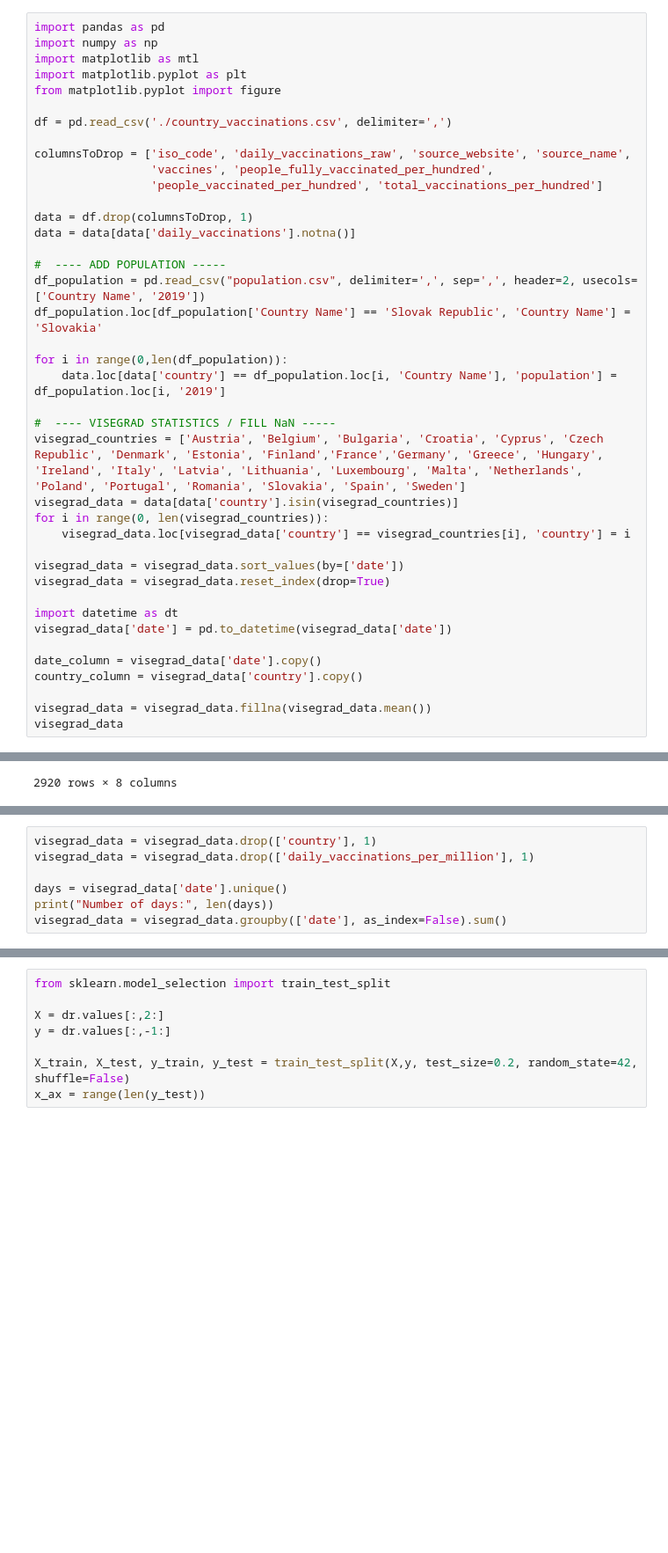
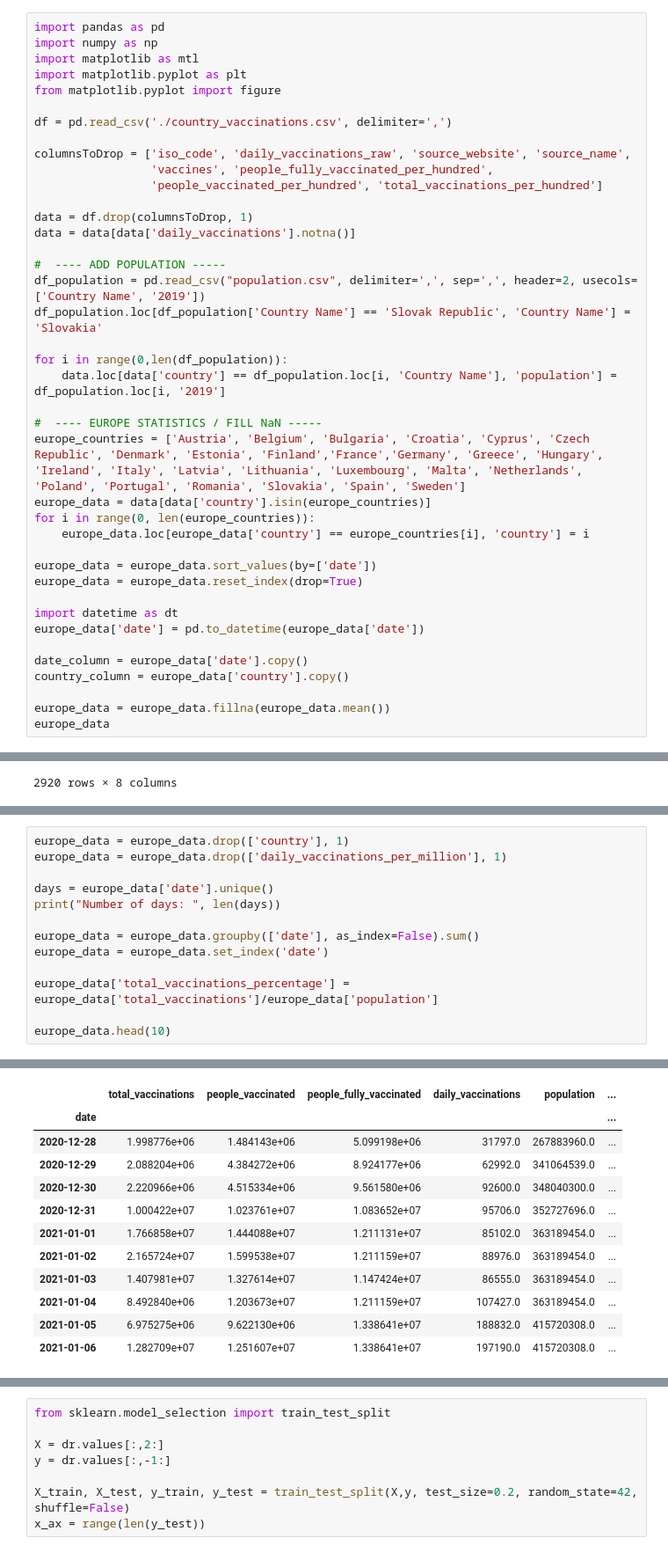
Before and after one commit to cinekpl97/knowledge-discovery-methods-vaccination-prediction, a Jupyter notebook: covid_vaccination.ipynb, the cells around one changed output, grey strips where cells are left out. Shown at 88% size. Drawn from its saved outputs; the diff is of its cells as text; blank space fills up the shorter version.

```diff
--- a/covid_vaccination.ipynb
+++ b/covid_vaccination.ipynb
@@ -25,23 +35,23 @@ df_population.loc[df_population['Country Name'] == 'Slovak Republic', 'Country N
 for i in range(0,len(df_population)):
     data.loc[data['country'] == df_population.loc[i, 'Country Name'], 'population'] = df_population.loc[i, '2019']
 
-#  ---- VISEGRAD STATISTICS / FILL NaN -----
-visegrad_countries = ['Austria', 'Belgium', 'Bulgaria', 'Croatia', 'Cyprus', 'Czech Republic', 'Denmark', 'Estonia', 'Finland','France','Germany', 'Greece', 'Hungary', 'Ireland', 'Italy', 'Latvia', 'Lithuania', 'Luxembourg', 'Malta', 'Netherlands', 'Poland', 'Portugal', 'Romania', 'Slovakia', 'Spain', 'Sweden']
-visegrad_data = data[data['country'].isin(visegrad_countries)]
-for i in range(0, len(visegrad_countries)):
-    visegrad_data.loc[visegrad_data['country'] == visegrad_countries[i], 'country'] = i
+#  ---- EUROPE STATISTICS / FILL NaN -----
+europe_countries = ['Austria', 'Belgium', 'Bulgaria', 'Croatia', 'Cyprus', 'Czech Republic', 'Denmark', 'Estonia', 'Finland','France','Germany', 'Greece', 'Hungary', 'Ireland', 'Italy', 'Latvia', 'Lithuania', 'Luxembourg', 'Malta', 'Netherlands', 'Poland', 'Portugal', 'Romania', 'Slovakia', 'Spain', 'Sweden']
+europe_data = data[data['country'].isin(europe_countries)]
+for i in range(0, len(europe_countries)):
+    europe_data.loc[europe_data['country'] == europe_countries[i], 'country'] = i
 
-visegrad_data = visegrad_data.sort_values(by=['date'])
-visegrad_data = visegrad_data.reset_index(drop=True)
+europe_data = europe_data.sort_values(by=['date'])
+europe_data = europe_data.reset_index(drop=True)
 
 import datetime as dt
-visegrad_data['date'] = pd.to_datetime(visegrad_data['date'])
+europe_data['date'] = pd.to_datetime(europe_data['date'])
 
-date_column = visegrad_data['date'].copy()
-country_column = visegrad_data['country'].copy()
+date_column = europe_data['date'].copy()
+country_column = europe_data['country'].copy()
 
-visegrad_data = visegrad_data.fillna(visegrad_data.mean())
-visegrad_data
+europe_data = europe_data.fillna(europe_data.mean())
+europe_data
 # %% [output]
 A value is trying to be set on a copy of a slice from a DataFrame.
 Try using .loc[row_indexer,col_indexer] = value instead
@@ -69,8 +83,14 @@ See the caveats in the documentation: http://pandas.pydata.org/pandas-docs/stabl
 # %%
-visegrad_data = visegrad_data.drop(['country'], 1)
-visegrad_data = visegrad_data.drop(['daily_vaccinations_per_million'], 1)
+europe_data = europe_data.drop(['country'], 1)
+europe_data = europe_data.drop(['daily_vaccinations_per_million'], 1)
 
-days = visegrad_data['date'].unique()
-print("Number of days:", len(days))
-visegrad_data = visegrad_data.groupby(['date'], as_index=False).sum()
+days = europe_data['date'].unique()
+print("Number of days: ", len(days))
+
+europe_data = europe_data.groupby(['date'], as_index=False).sum()
+europe_data = europe_data.set_index('date')
+
+europe_data['total_vaccinations_percentage'] = europe_data['total_vaccinations']/europe_data['population']
+
+europe_data.head(10)
 # %% [output]
@@ -77,0 +98,12 @@ Number of days: 121
+|  | total_vaccinations | people_vaccinated | people_fully_vaccinated | daily_vaccinations | population | ... |
+| date |  |  |  |  |  | ... |
+| 2020-12-28 | 1.998776e+06 | 1.484143e+06 | 5.099198e+06 | 31797.0 | 267883960.0 | ... |
+| 2020-12-29 | 2.088204e+06 | 4.384272e+06 | 8.924177e+06 | 62992.0 | 341064539.0 | ... |
+| 2020-12-30 | 2.220966e+06 | 4.515334e+06 | 9.561580e+06 | 92600.0 | 348040300.0 | ... |
+| 2020-12-31 | 1.000422e+07 | 1.023761e+07 | 1.083652e+07 | 95706.0 | 352727696.0 | ... |
+| 2021-01-01 | 1.766858e+07 | 1.444088e+07 | 1.211131e+07 | 85102.0 | 363189454.0 | ... |
+| 2021-01-02 | 2.165724e+07 | 1.599538e+07 | 1.211159e+07 | 88976.0 | 363189454.0 | ... |
+| 2021-01-03 | 1.407981e+07 | 1.327614e+07 | 1.147424e+07 | 86555.0 | 363189454.0 | ... |
+| 2021-01-04 | 8.492840e+06 | 1.203673e+07 | 1.211159e+07 | 107427.0 | 363189454.0 | ... |
+| 2021-01-05 | 6.975275e+06 | 9.622130e+06 | 1.338641e+07 | 188832.0 | 415720308.0 | ... |
+| 2021-01-06 | 1.282709e+07 | 1.251607e+07 | 1.338641e+07 | 197190.0 | 415720308.0 | ... |
```
Also changed, not shown: parts of 13 cells of this notebook.
